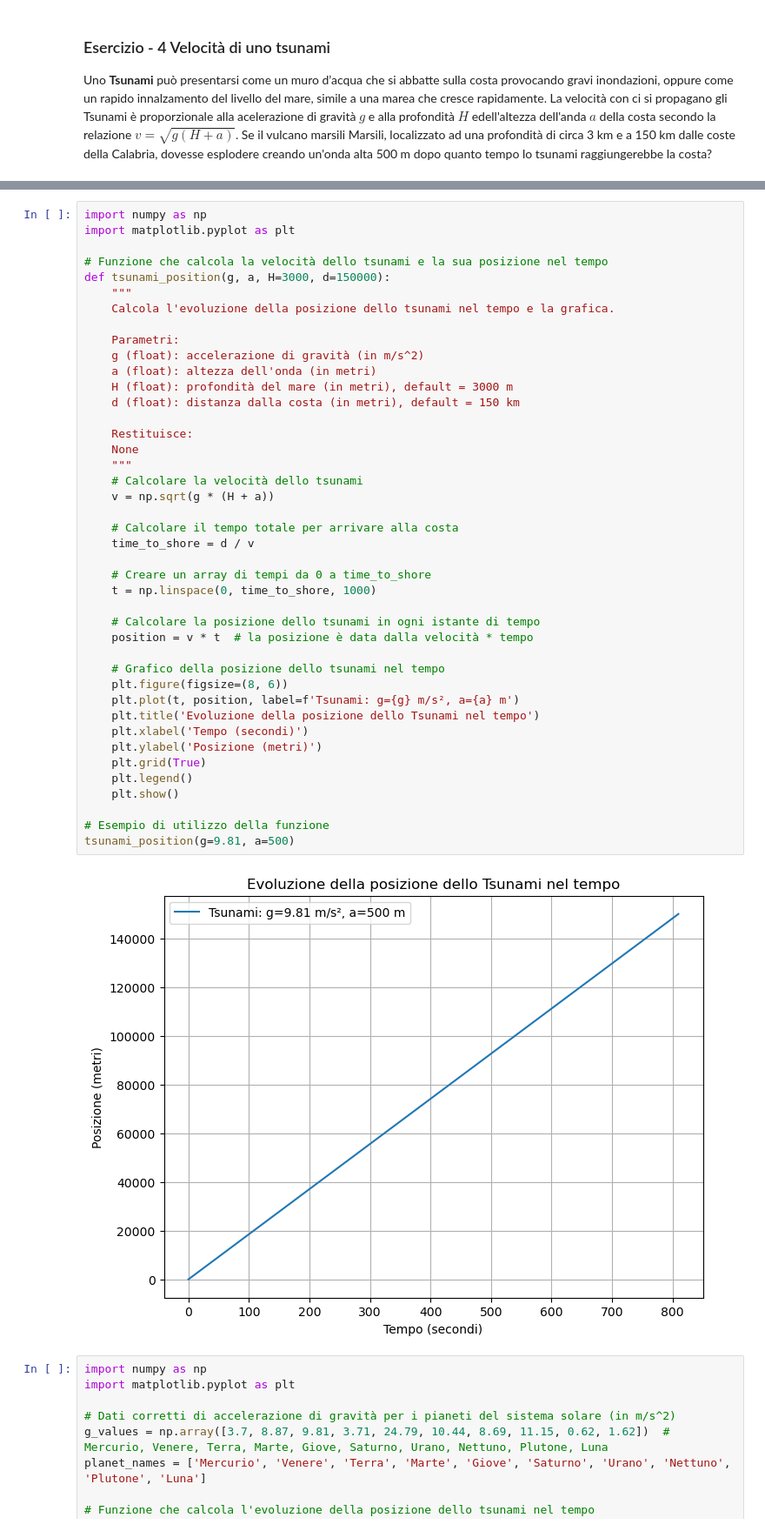
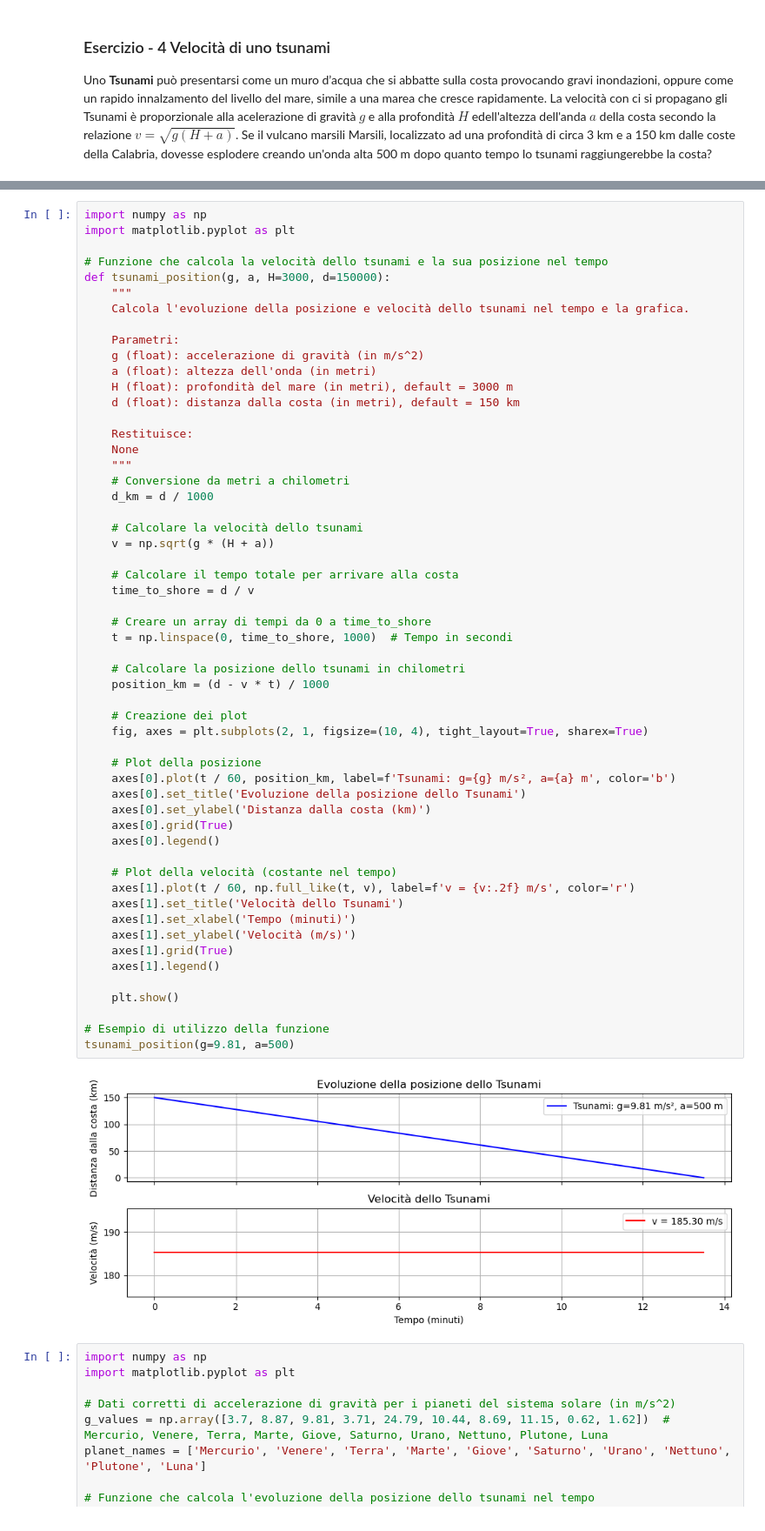
Before and after one commit to nicolalogullo/27005227-fisica-computazionale, a Jupyter notebook: Esercitazione_04032025.ipynb, the cells around one changed output, grey strips where cells are left out. Shown: that part at 87% size. Drawn from its saved outputs; the diff is of its cells as text.

```diff
--- a/Esercitazione_04032025.ipynb
+++ b/Esercitazione_04032025.ipynb
@@ -734,46 +735,59 @@ Scriviamo un semplice programma in python che grafica la posizione dello Tsunami
 import numpy as np
 import matplotlib.pyplot as plt
 
 # Funzione che calcola la velocità dello tsunami e la sua posizione nel tempo
 def tsunami_position(g, a, H=3000, d=150000):
     """
-    Calcola l'evoluzione della posizione dello tsunami nel tempo e la grafica.
+    Calcola l'evoluzione della posizione e velocità dello tsunami nel tempo e la grafica.
 
     Parametri:
     g (float): accelerazione di gravità (in m/s^2)
     a (float): altezza dell'onda (in metri)
     H (float): profondità del mare (in metri), default = 3000 m
     d (float): distanza dalla costa (in metri), default = 150 km
 
     Restituisce:
     None
     """
+    # Conversione da metri a chilometri
+    d_km = d / 1000
+
     # Calcolare la velocità dello tsunami
     v = np.sqrt(g * (H + a))
 
     # Calcolare il tempo totale per arrivare alla costa
     time_to_shore = d / v
 
     # Creare un array di tempi da 0 a time_to_shore
-    t = np.linspace(0, time_to_shore, 1000)
+    t = np.linspace(0, time_to_shore, 1000)  # Tempo in secondi
 
-    # Calcolare la posizione dello tsunami in ogni istante di tempo
-    position = v * t  # la posizione è data dalla velocità * tempo
+    # Calcolare la posizione dello tsunami in chilometri
+    position_km = (d - v * t) / 1000
 
-    # Grafico della posizione dello tsunami nel tempo
-    plt.figure(figsize=(8, 6))
-    plt.plot(t, position, label=f'Tsunami: g={g} m/s², a={a} m')
-    plt.title('Evoluzione della posizione dello Tsunami nel tempo')
-    plt.xlabel('Tempo (secondi)')
-    plt.ylabel('Posizione (metri)')
-    plt.grid(True)
-    plt.legend()
+    # Creazione dei plot
+    fig, axes = plt.subplots(2, 1, figsize=(10, 4), tight_layout=True, sharex=True)
+
+    # Plot della posizione
+    axes[0].plot(t / 60, position_km, label=f'Tsunami: g={g} m/s², a={a} m', color='b')
+    axes[0].set_title('Evoluzione della posizione dello Tsunami')
+    axes[0].set_ylabel('Distanza dalla costa (km)')
+    axes[0].grid(True)
+    axes[0].legend()
+
+    # Plot della velocità (costante nel tempo)
+    axes[1].plot(t / 60, np.full_like(t, v), label=f'v = {v:.2f} m/s', color='r')
+    axes[1].set_title('Velocità dello Tsunami')
+    axes[1].set_xlabel('Tempo (minuti)')
+    axes[1].set_ylabel('Velocità (m/s)')
+    axes[1].grid(True)
+    axes[1].legend()
+
     plt.show()
 
 # Esempio di utilizzo della funzione
 tsunami_position(g=9.81, a=500)
 # %% [output]
-[figure, old version]
+[figure, new version]
 # %%
 import numpy as np
 import matplotlib.pyplot as plt
```
Also changed, not shown: parts of 6 cells of this notebook.
